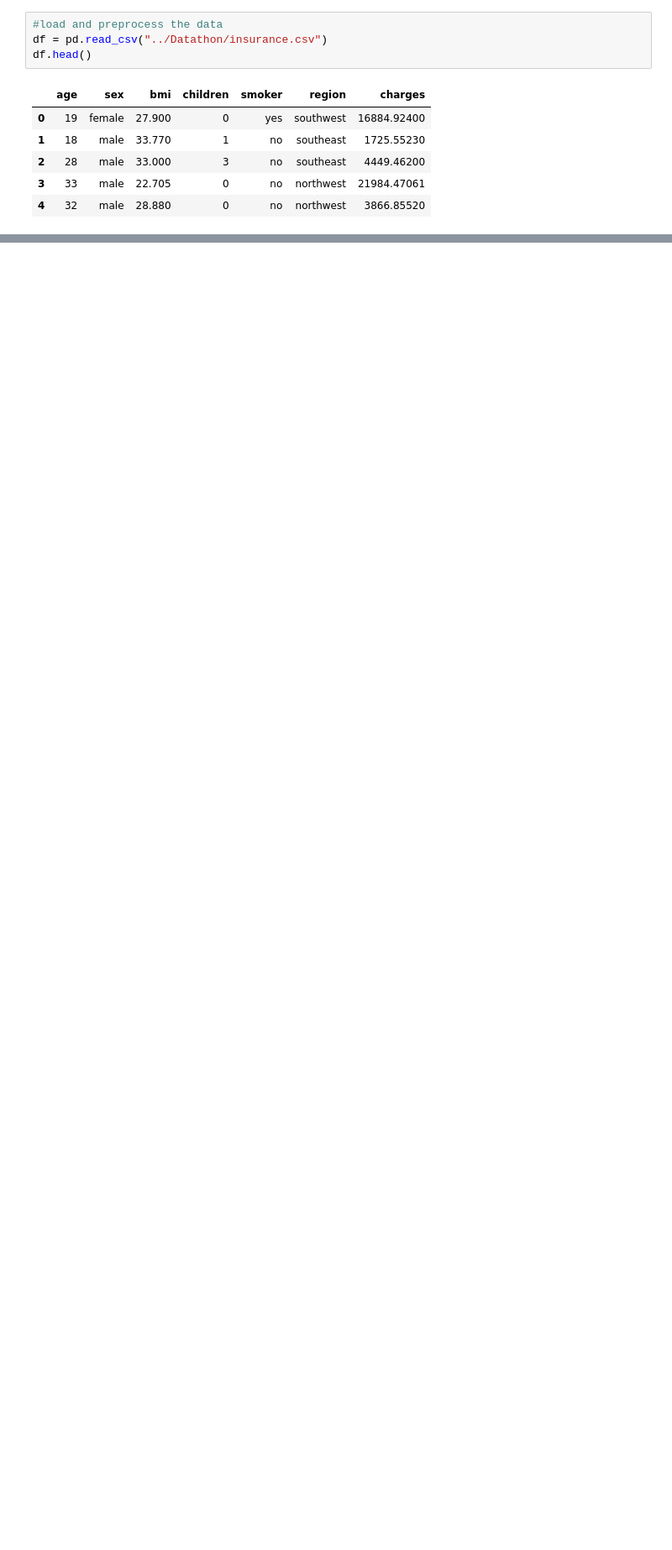
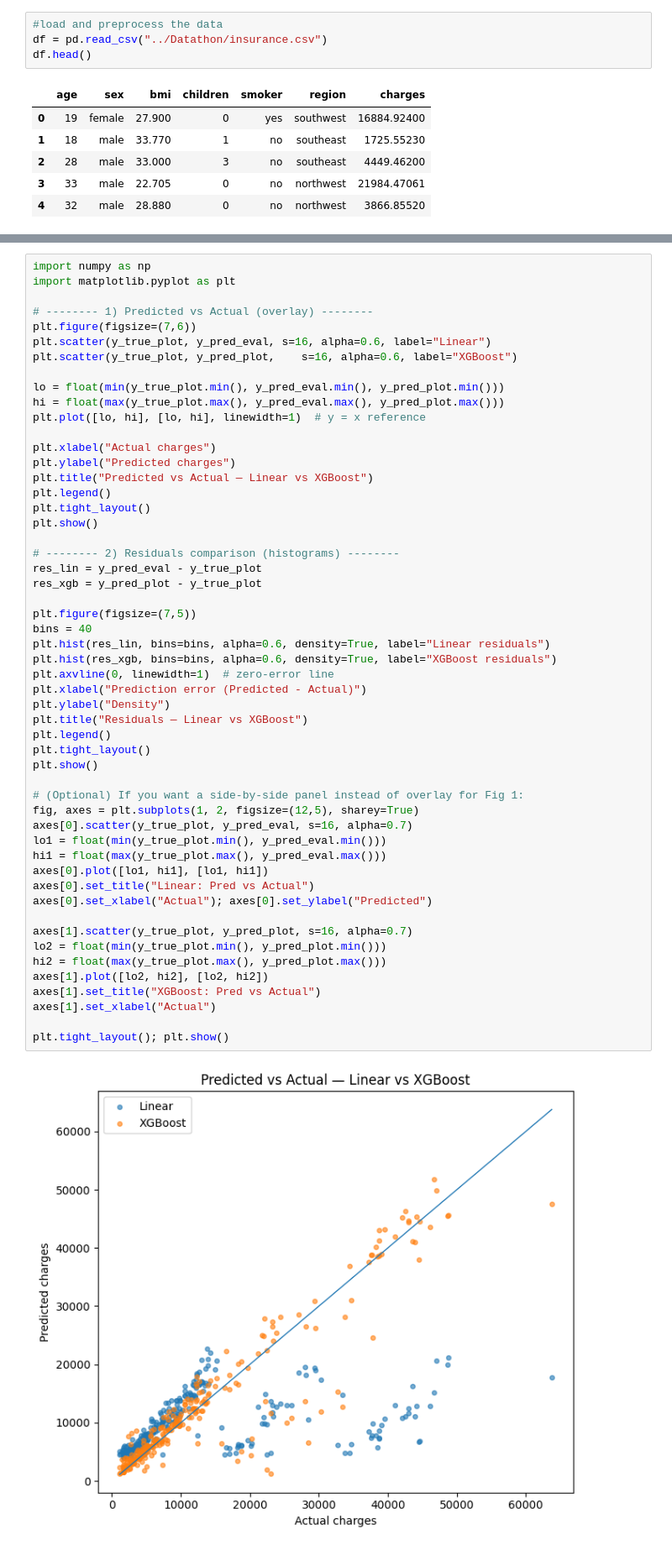
Before and after one commit to grayycc/datathon-2025, a Jupyter notebook: final.ipynb, the cells around one changed output, grey strips where cells are left out. Shown: that part at 84% size. Saved outputs shown, nothing was run; the diff lists cells and outputs as text; blank space fills up the shorter version.

```diff
--- a/final.ipynb
+++ b/final.ipynb
@@ -87,0 +255,55 @@ plt.show()
+# %%
+import numpy as np
+import matplotlib.pyplot as plt
+
+# -------- 1) Predicted vs Actual (overlay) --------
+plt.figure(figsize=(7,6))
+plt.scatter(y_true_plot, y_pred_eval, s=16, alpha=0.6, label="Linear")
+plt.scatter(y_true_plot, y_pred_plot,    s=16, alpha=0.6, label="XGBoost")
+
+lo = float(min(y_true_plot.min(), y_pred_eval.min(), y_pred_plot.min()))
+hi = float(max(y_true_plot.max(), y_pred_eval.max(), y_pred_plot.max()))
+plt.plot([lo, hi], [lo, hi], linewidth=1)  # y = x reference
+
+plt.xlabel("Actual charges")
+plt.ylabel("Predicted charges")
+plt.title("Predicted vs Actual — Linear vs XGBoost")
+plt.legend()
+plt.tight_layout()
+plt.show()
+
+# -------- 2) Residuals comparison (histograms) --------
+res_lin = y_pred_eval - y_true_plot
+res_xgb = y_pred_plot - y_true_plot
+
+plt.figure(figsize=(7,5))
+bins = 40
+plt.hist(res_lin, bins=bins, alpha=0.6, density=True, label="Linear residuals")
+plt.hist(res_xgb, bins=bins, alpha=0.6, density=True, label="XGBoost residuals")
+plt.axvline(0, linewidth=1)  # zero-error line
+plt.xlabel("Prediction error (Predicted - Actual)")
+plt.ylabel("Density")
+plt.title("Residuals — Linear vs XGBoost")
+plt.legend()
+plt.tight_layout()
+plt.show()
+
+# (Optional) If you want a side-by-side panel instead of overlay for Fig 1:
+fig, axes = plt.subplots(1, 2, figsize=(12,5), sharey=True)
+axes[0].scatter(y_true_plot, y_pred_eval, s=16, alpha=0.7)
+lo1 = float(min(y_true_plot.min(), y_pred_eval.min()))
+hi1 = float(max(y_true_plot.max(), y_pred_eval.max()))
+axes[0].plot([lo1, hi1], [lo1, hi1])
+axes[0].set_title("Linear: Pred vs Actual")
+axes[0].set_xlabel("Actual"); axes[0].set_ylabel("Predicted")
+
+axes[1].scatter(y_true_plot, y_pred_plot, s=16, alpha=0.7)
+lo2 = float(min(y_true_plot.min(), y_pred_plot.min()))
+hi2 = float(max(y_true_plot.max(), y_pred_plot.max()))
+axes[1].plot([lo2, hi2], [lo2, hi2])
+axes[1].set_title("XGBoost: Pred vs Actual")
+axes[1].set_xlabel("Actual")
+
+plt.tight_layout(); plt.show()
+# %% [output]
+[figure, added]
```
Also changed, not shown: parts of 5 cells of this notebook, 1 other file.
